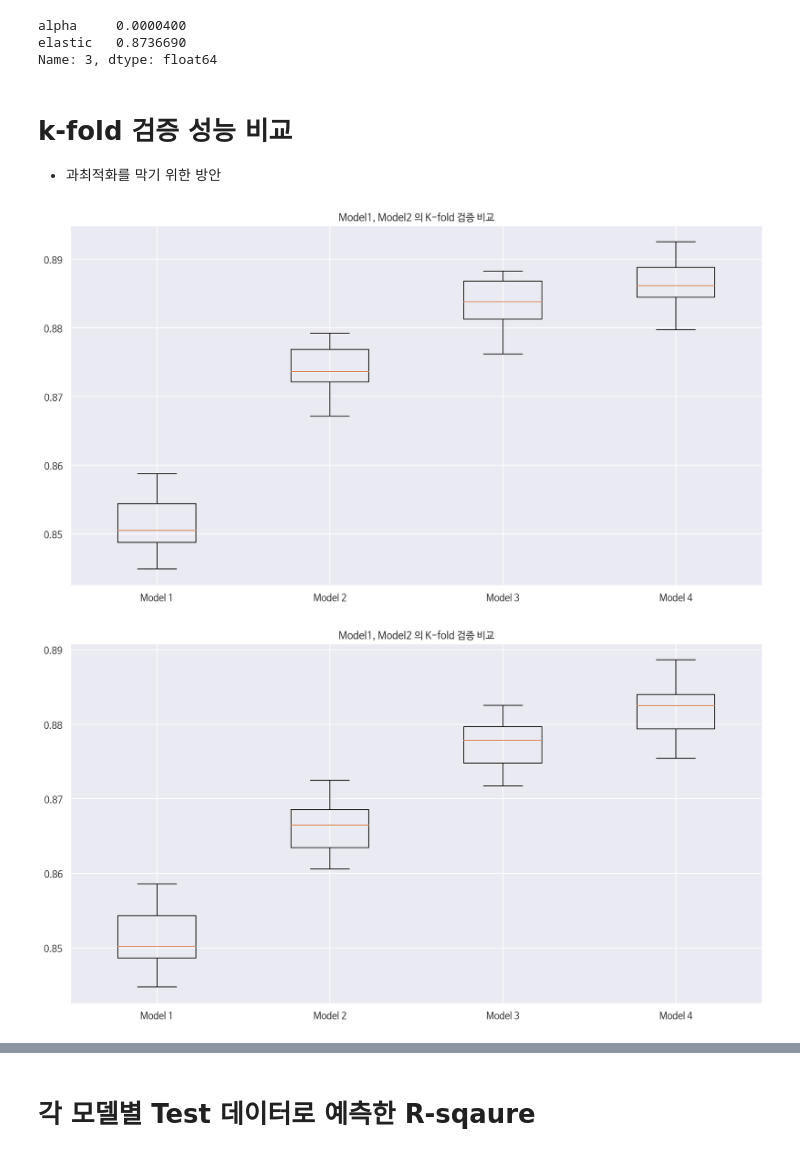
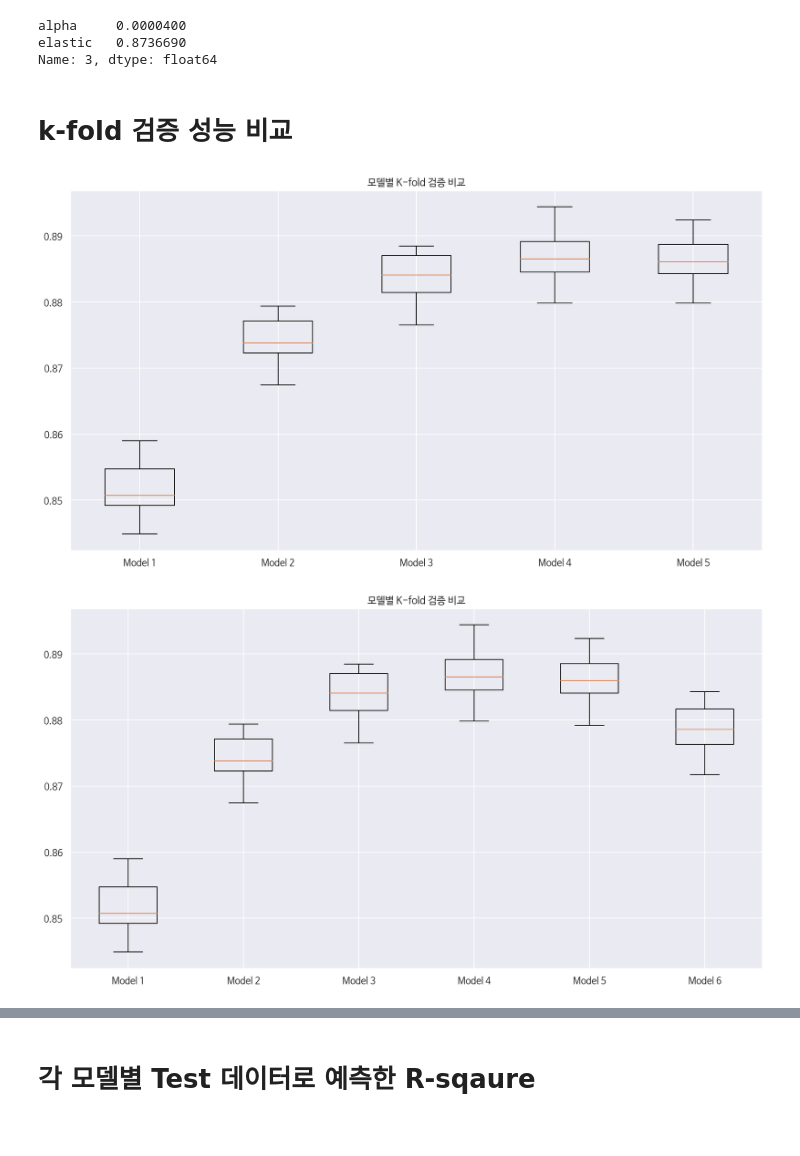
Before and after one commit to HowardHowonYu/Usedcar_regression_project, a Jupyter notebook: howard/중고차_가격분석_최종_발표용.ipynb, the cells around one changed output, grey strips where cells are left out. Drawn from its saved outputs; the diff is of its cells as text; code cells hidden in the pictures.

Commit message:
test odometer split

```diff
--- a/howard/중고차_가격분석_최종_발표용.ipynb
+++ b/howard/중고차_가격분석_최종_발표용.ipynb
@@ -1182,0 +1271,3 @@ elastic.columns = ['alpha','elastic']
+# %%
+df = df.drop('odometer_under_100000',axis=1)
+df.shape
@@ -1212,3 +1386,5 @@ elastic.sort_values(by='elastic',ascending=False).iloc[0]
 alpha     0.0000400
 elastic   0.8736690
 Name: 3, dtype: float64
+# %%
+model6_formula =  "np.log(price) ~ scale(odometer) + scale(year) +C(manufacturer)+C(cylinders)+C(drive)+C(fuel)+C(state)+C(title_status)+C(transmission)+C(type)+C(paint_color)+scale(odometer):C(cylinders)+scale(odometer):C(type)+scale(year):C(manufacturer) + scale(year):C(type) + scale(odometer):C(fuel) + C(manufacturer):C(cylinders)+C(type):C(drive)+scale(I(year**2))+scale(I(year**3))"
@@ -1214,0 +1393,2 @@ Name: 3, dtype: float64
+# %%
+usedcar = UsedCarRegression(df)
@@ -1215,19 +1397,39 @@ Name: 3, dtype: float64
+# %%
+score, result, cross_validation_model6 = usedcar.regularized_method(
+    model6_formula, cv=10, alpha="이따 정해라", L1_wt=0.5)
 # %% [markdown]
 # k-fold 검증 성능 비교
-- 과최적화를 막기 위한 방안
 # %%
-fig, ax = plt.subplots(figsize=(15,8))
+# odometer 6만
+fig, ax = plt.subplots(figsize=(15, 8))
 
-ax.boxplot([cross_validation_model1,cross_validation_model2, cross_validation_model3, cross_validation_model4], sym="b*", labels=['Model 1','Model 2', 'Model 3', 'Model 4'],)
-plt.title('Model1, Model2 의 K-fold 검증 비교')
+ax.boxplot(
+    [
+        cross_validation_model1, cross_validation_model2,
+        cross_validation_model3, cross_validation_model4_1,
+        cross_validation_model5
+    ],
+    sym="b*",
+    labels=['Model 1', 'Model 2', 'Model 3', 'Model 4', 'Model 5'],
+)
+plt.title('모델별 K-fold 검증 비교')
 plt.show()
 # %% [output]
-[figure, old version]
+[figure, new version]
 # %%
-fig, ax = plt.subplots(figsize=(15,8))
+# odometer 5만
+fig, ax = plt.subplots(figsize=(15, 8))
 
-ax.boxplot([cross_validation_model1,cross_validation_model2, cross_validation_model3, cross_validation_model4], sym="b*", labels=['Model 1','Model 2', 'Model 3', 'Model 4'],)
-plt.title('Model1, Model2 의 K-fold 검증 비교')
+ax.boxplot(
+    [
+        cross_validation_model1, cross_validation_model2,
+        cross_validation_model3, cross_validation_model4_1,
+        cross_validation_model5, cross_validation_model6
+    ],
+    sym="b*",
+    labels=['Model 1', 'Model 2', 'Model 3', 'Model 4', 'Model 5', 'Model 6'],
+)
+plt.title('모델별 K-fold 검증 비교')
 plt.show()
 # %% [output]
-[figure, old version]
+[figure, new version]
```
Also changed, not shown: parts of 129 cells of this notebook, 2 other files.
